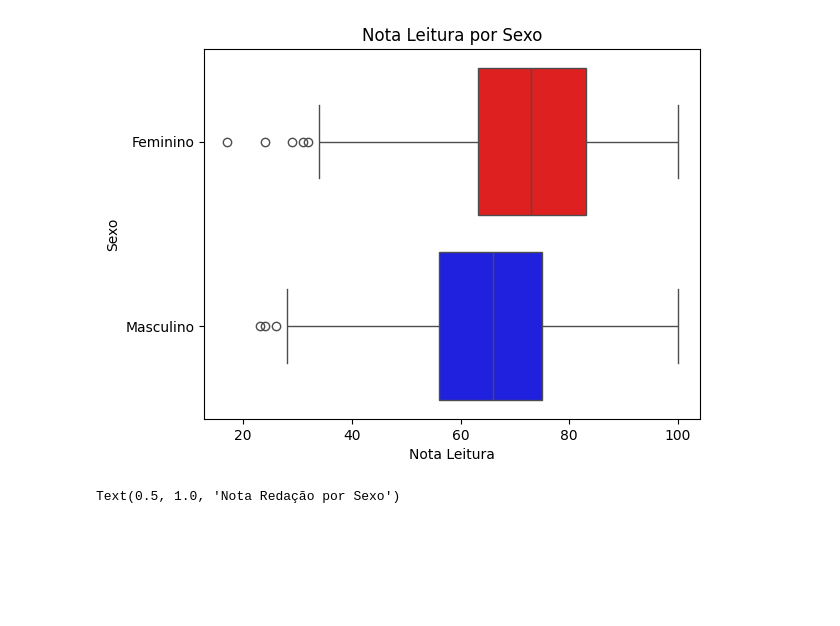
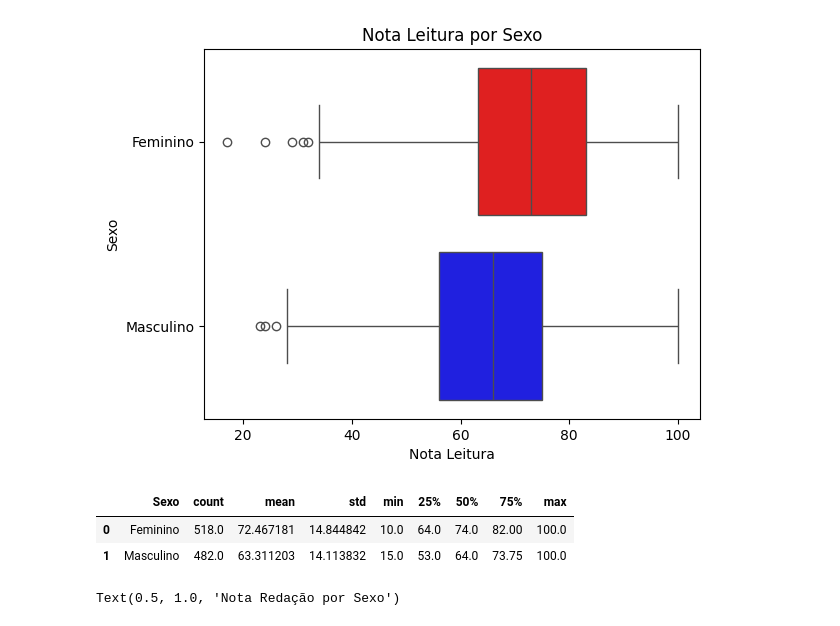
Before and after one commit to trunfo4608/FinancasApp, a Jupyter notebook: Proj_Caso_Escola.ipynb, the cells around one changed output. Cells and saved outputs as stored; diff of their text form; code cells hidden in the pictures; blank space fills up the shorter version.

```diff
--- a/Proj_Caso_Escola.ipynb
+++ b/Proj_Caso_Escola.ipynb
@@ -218,6 +239,12 @@ ax.set_title('Nota Leitura por Sexo')
 # %% [output]
 Text(0.5, 1.0, 'Nota Leitura por Sexo')
 [figure]
+# %%
+df_novo.groupby(by=['Sexo']).describe()['Nota Redacao'].reset_index()
+# %% [output]
+|  | Sexo | count | mean | std | min | 25% | 50% | 75% | max |
+| 0 | Feminino | 518.0 | 72.467181 | 14.844842 | 10.0 | 64.0 | 74.0 | 82.00 | 100.0 |
+| 1 | Masculino | 482.0 | 63.311203 | 14.113832 | 15.0 | 53.0 | 64.0 | 73.75 | 100.0 |
 # %%
 ax = sns.boxplot(data=df_novo,x='Nota Redacao',y='Sexo',palette=['red','blue'])
 ax.set_title('Nota Redação por Sexo')
```
Also changed, not shown: parts of 5 cells of this notebook.
